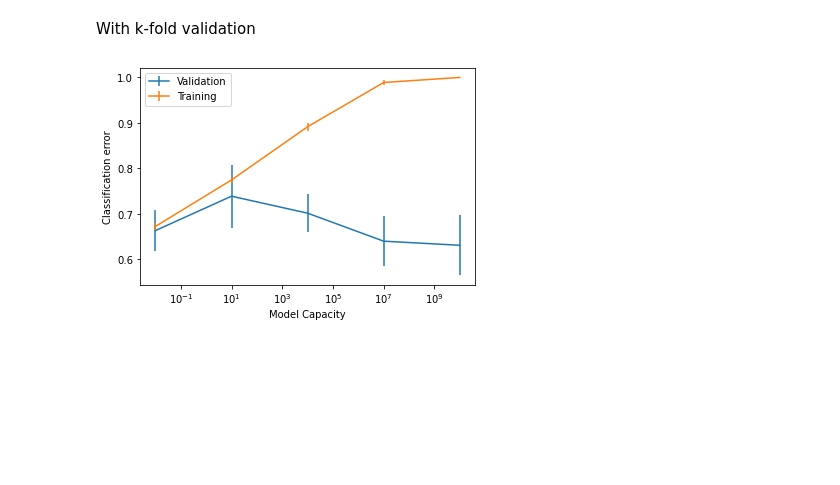
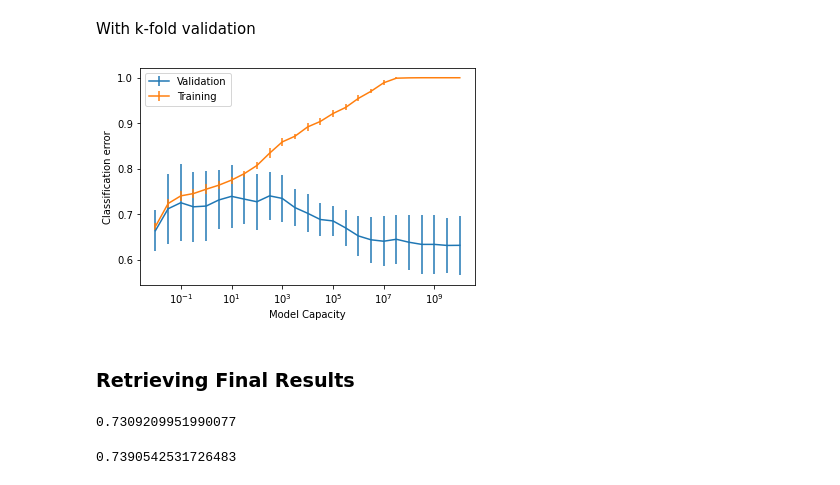
Before and after one commit to psquared256/ML_Assignment1, a Jupyter notebook: MLA1.ipynb, the cells around one changed output. Saved outputs shown, nothing was run; the diff lists cells and outputs as text; code cells hidden in the pictures; blank space fills up the shorter version.

```diff
--- a/MLA1.ipynb
+++ b/MLA1.ipynb
@@ -413,12 +416,12 @@ plt.show()
 # %% [markdown]
 With hold-out validation
 # %%
-lambda_paras = np.logspace(-5,1,num=25)
+lambda_paras_h = np.logspace(-5,1,num=200)
 
 train_performance = list()
 val_performance = list()
 
-for lambda_para in lambda_paras:
+for lambda_para in lambda_paras_h:
     l_p2rm = LogisticRegression(penalty='l2', C=1.0/lambda_para, random_state=0, solver='liblinear', max_iter=1000,
                                 class_weight='balanced').fit(p2_X_train_scaled, Y_train.to_numpy().ravel())
 
@@ -454,11 +457,11 @@ Validation F1 score: 0.745
 # %% [markdown]
 With k-fold validation
 # %%
-lambda_paras = np.logspace(-10, 2, num=5)
+lambda_paras_cv = np.logspace(-10, 2, num=25)
 
 cv_lp2_results = dict()
 
-for lambda_para in lambda_paras:
+for lambda_para in lambda_paras_cv:
     cv_lp2 = LogisticRegression(penalty='l2', C=1.0/lambda_para, random_state=0,
                                 solver='liblinear', max_iter=1000, class_weight='balanced')
 
@@ -499,12 +502,12 @@ plt.show()
 # %% [markdown]
 With hold-out validation
 # %%
-lambda_paras = np.logspace(-5,1,num=25)
+lambda_paras_h = np.logspace(-5,1,num=200)
 
 l_p3_train_performance = list()
 l_p3_val_performance = list()
 
-for lambda_para in lambda_paras:
+for lambda_para in lambda_paras_h:
     l_p3rm = LogisticRegression(random_state=0, C=1.0/lambda_para, penalty='l2', solver='liblinear', max_iter=1000,
                                 class_weight='balanced').fit(p3_X_train_scaled, Y_train.to_numpy().ravel())
 
@@ -540,11 +543,11 @@ Validation F1 score: 0.753
 # %% [markdown]
 With k-fold validation
 # %%
-lambda_paras = np.logspace(-10, 2, num=5)
+lambda_paras_cv = np.logspace(-10, 2, num=25)
 
 cv_lp3_results = dict()
 
-for lambda_para in lambda_paras:
+for lambda_para in lambda_paras_cv:
     cv_lp3 = LogisticRegression(penalty='l2', C=1.0/lambda_para, random_state=0,
                                solver='liblinear', max_iter=1000, class_weight='balanced')
 
@@ -556,28 +559,40 @@ for lambda_para in lambda_paras:
 # %%
 fig, ax = plt.subplots()
 
 lp3_val_means = [np.mean(cv_lp3_results[lambda_para]['test_score'])
-            for lambda_para in lambda_paras]
+            for lambda_para in lambda_paras_cv]
 
 lp3_val_std = [np.std(cv_lp3_results[lambda_para]['test_score'])
-          for lambda_para in lambda_paras]
+          for lambda_para in lambda_paras_cv]
 
 lp3_train_means = [np.mean(cv_lp3_results[lambda_para]['train_score'])
-               for lambda_para in lambda_paras]
+               for lambda_para in lambda_paras_cv]
 
 lp3_train_std = [np.std(cv_lp3_results[lambda_para]['train_score'])
-             for lambda_para in lambda_paras]
+             for lambda_para in lambda_paras_cv]
 
-ax.errorbar([1.0/lambda_para for lambda_para in lambda_paras],
+ax.errorbar([1.0/lambda_para for lambda_para in lambda_paras_cv],
            lp3_val_means, yerr=lp3_val_std)
 
-ax.errorbar([1.0/lambda_para for lambda_para in lambda_paras],
+ax.errorbar([1.0/lambda_para for lambda_para in lambda_paras_cv],
            lp3_train_means, yerr=lp3_train_std)
 
 plt.xscale("log")
 plt.ylabel('Classification error')
 plt.xlabel('Model Capacity')
 plt.legend(['Validation', 'Training',])
 plt.show()
 # %% [output]
-[figure, old version]
+[figure, new version]
+# %% [markdown]
+### Retrieving Final Results
+# %%
+# val Mean result of 7th point in polynomial 2 k-fold results chart
+print(val_means[-8])
+# %% [output]
+0.7309209951990077
+# %%
+# val Mean result of 8th point in polynomial 3 k-fold results chart
+print(lp3_val_means[-7])
+# %% [output]
+0.7390542531726483
```
Also changed, not shown: parts of 9 cells of this notebook.
